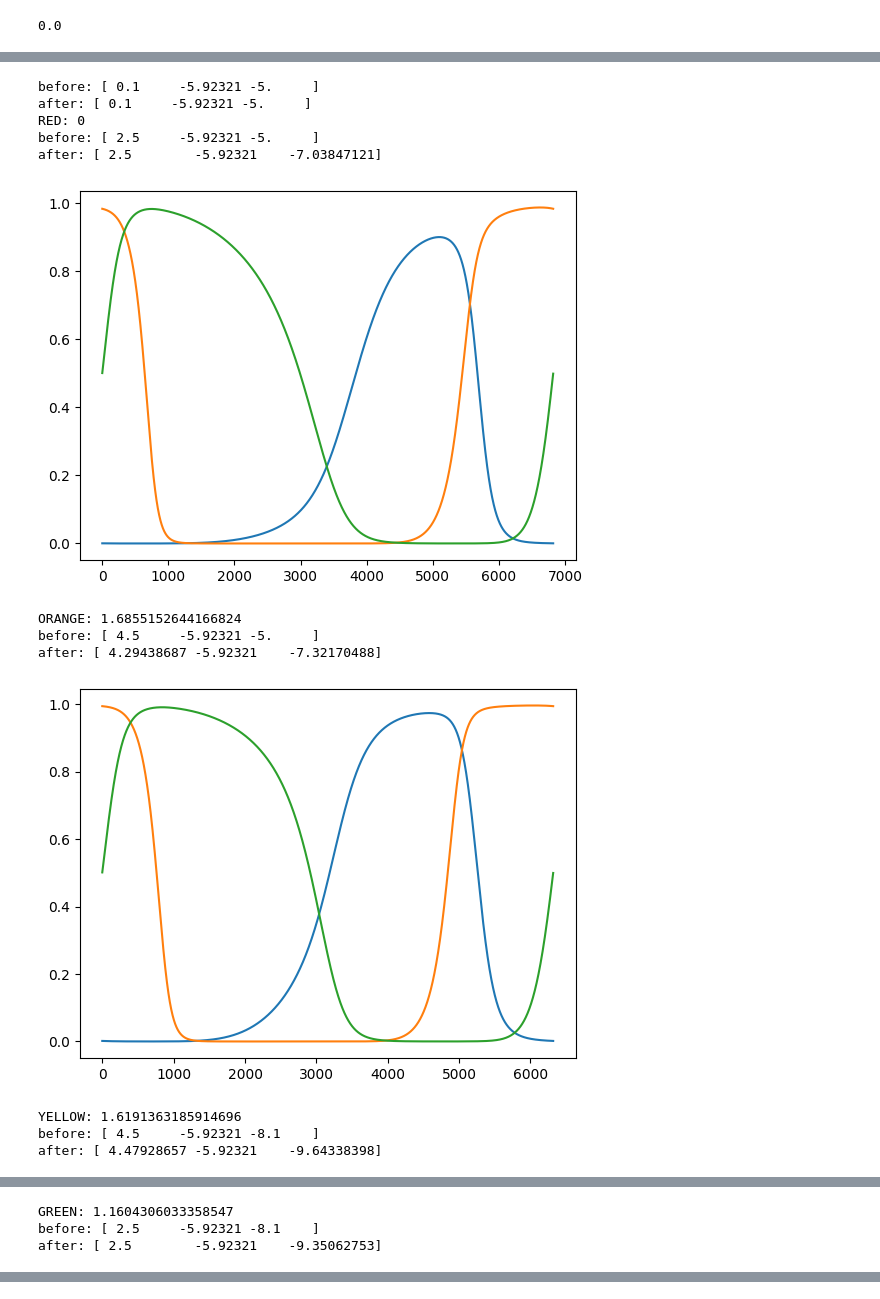
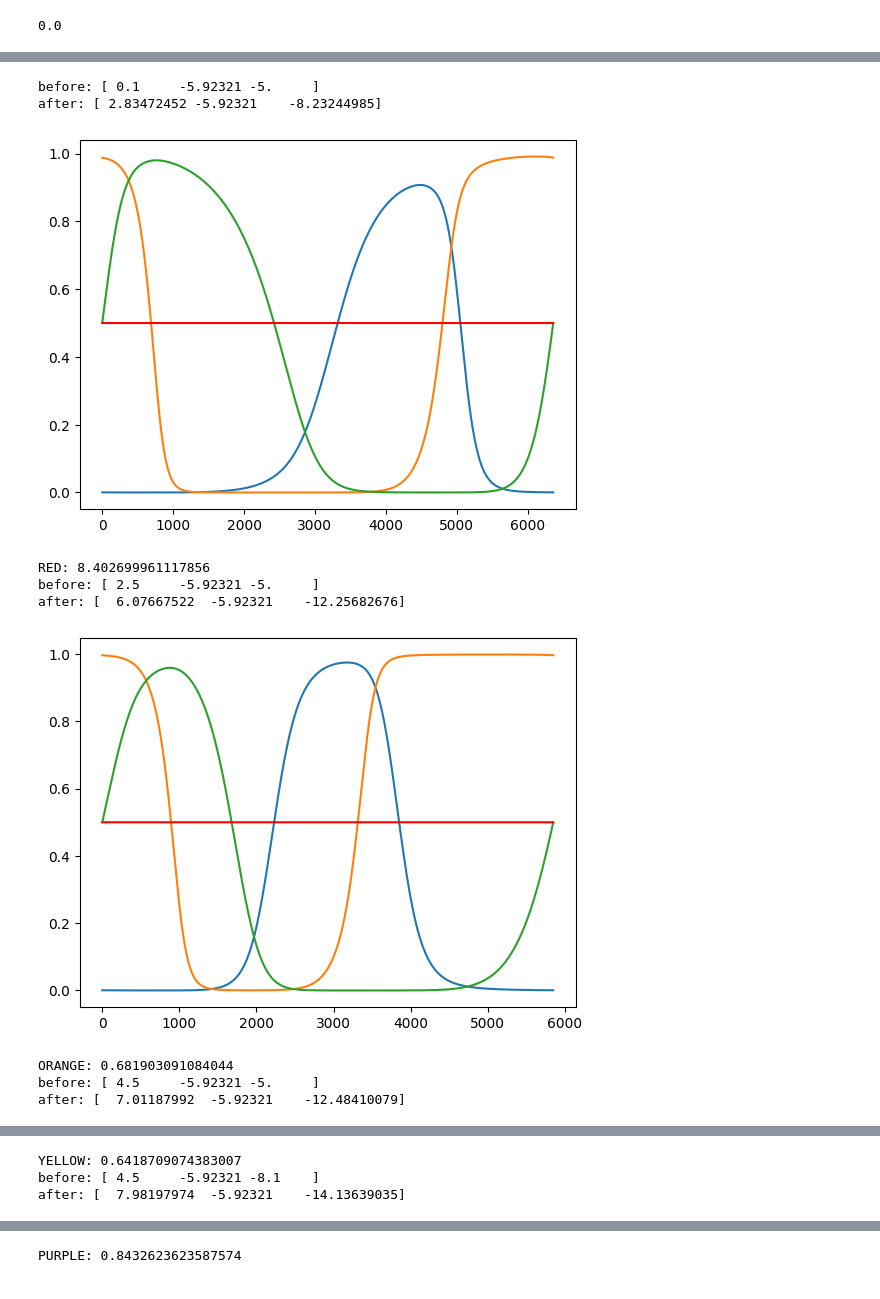
Before and after one commit to ljstolting/EvolvingHP, a Jupyter notebook: Cpp/Viz_ParSpace.ipynb, the cells around one changed output, grey strips where cells are left out. Cells and saved outputs as stored; diff of their text form; code cells hidden in the pictures.

```diff
--- a/Cpp/Viz_ParSpace.ipynb
+++ b/Cpp/Viz_ParSpace.ipynb
@@ -464,11 +917,11 @@ PURPLE:
 # %%
-
-red = np.loadtxt('redparamtrack2.dat')
-orange = np.loadtxt('orangeparamtrack2.dat')
-yellow = np.loadtxt('yellowparamtrack2.dat')
-green = np.loadtxt('greenparamtrack2.dat')
-blue = np.loadtxt('blueparamtrack2.dat')
-purple = np.loadtxt('purpleparamtrack2.dat')
+#Evolved HP #2 (really number 1 in bestindsfile, and best fit)
+red = np.loadtxt('HP_SWworks/redparamtrack2.dat')
+orange = np.loadtxt('HP_SWworks/orangeparamtrack2.dat')
+yellow = np.loadtxt('HP_SWworks/yellowparamtrack2.dat')
+green = np.loadtxt('HP_SWworks/greenparamtrack2.dat')
+blue = np.loadtxt('HP_SWworks/blueparamtrack2.dat')
+purple = np.loadtxt('HP_SWworks/purpleparamtrack2.dat')
 
 fig, ((ax1,ax2),(ax3,ax4)) = plt.subplots(figsize= (10,10),nrows=2,ncols=2)
 plt.rcParams['text.usetex'] = False
@@ -515,13 +968,13 @@ plt.show()
 # %%
 #With HP#2, plotting only final limit cycle
 neurongenome = np.array([  1.25966,  11.7919 ,  -8.9466,  -14.1082  , 13.505  ,  15.8346   ,-4.73326, -14.9413 ,   7.13229  , 2.68606 , -5.92321,  -8.09309,   1.0782 ,   1.45534 , 1.713  ])
-HPgenome = np.array([100,1, 176.115,1,1,1,0,0, 0, 0.968486,1, 0.627932 ,1,1, 27]) #exclusive to theta 1 and 3
-dur = 1100
+HPgenome = np.array([184.764,1, 103.735,1,1,1, 0.232306,0, 0, 0.338326,1, 0.00434589, 39,1, 79]) #exclusive to theta 1 and 3
+dur = 2000
 redC = CTRNN(3,.001,dur,HPgenome,neurongenome)
 redC.setBiases(np.array([red[0,0] , -5.92321,  red[0,1]]))
 # print(redC.Biases)
-redC.run(0)
-redC.Stepnum = 0
+# redC.run(0)
+# redC.Stepnum = 0
 print("before:",redC.Biases)
 redC.run(1)
 print("after:",redC.Biases)
@@ -534,8 +987,8 @@ if(feats[6]!= 0):
 print("RED:",fit)
 orangeC = CTRNN(3,.001,dur,HPgenome,neurongenome)
 orangeC.setBiases(np.array([orange[0,0] , -5.92321,  orange[0,1]]))
-orangeC.run(0)
-orangeC.Stepnum=0
+# orangeC.run(0)
+# orangeC.Stepnum=0
 print("before:",orangeC.Biases)
 orangeC.run(1)
 print("after:",orangeC.Biases)
@@ -550,8 +1003,8 @@ if(feats[6]!= 0):
 print("ORANGE:",fit)
 yellowC = CTRNN(3,.001,dur,HPgenome,neurongenome)
 yellowC.setBiases(np.array([yellow[0,0] , -5.92321,  yellow[0,1]]))
-yellowC.run(0)
-yellowC.Stepnum=0
+# yellowC.run(0)
+# yellowC.Stepnum=0
 print("before:",yellowC.Biases)
 yellowC.run(1)
 print("after:",yellowC.Biases)
@@ -563,56 +1016,51 @@ if(feats[6]!= 0):
 print("YELLOW:",fit)
 greenC = CTRNN(3,.001,dur,HPgenome,neurongenome)
 greenC.setBiases(np.array([green[0,0] , -5.92321,  green[0,1]]))
-greenC.run(0)
-greenC.Stepnum = 0
+# greenC.run(0)
+# greenC.Stepnum = 0
 print("before:",greenC.Biases)
 greenC.run(1)
 print("after:",greenC.Biases)
 feats = calcfeatures(greenC.ctrnn_record)
 fit = 0
 if(feats[6]!= 0):
     fit = pyloriclike_fromfeats(feats[0],feats[1],feats[2],feats[3],feats[4],feats[5],feats[6])
     plot_limitcycle(feats[6],feats[7])
 print("GREEN:",fit)
 blueC = CTRNN(3,.001,dur,HPgenome,neurongenome)
 blueC.setBiases(np.array([blue[0,0] , -5.92321,  blue[0,1]]))
-blueC.run(0)
-blueC.Stepnum=0
+# blueC.run(0)
+# blueC.Stepnum=0
 print("before:",blueC.Biases)
 blueC.run(1)
 print("after:",blueC.Biases)
 feats = calcfeatures(blueC.ctrnn_record)
 fit = 0
 if(feats[6]!= 0):
     fit = pyloriclike_fromfeats(feats[0],feats[1],feats[2],feats[3],feats[4],feats[5],feats[6])
     plot_limitcycle(feats[6],feats[7])
 print("BLUE:",fit)
 purpleC = CTRNN(3,.001,dur,HPgenome,neurongenome)
 purpleC.setBiases(np.array([purple[0,0] , -5.92321,  purple[0,1]]))
-purpleC.run(0)
-purpleC.Stepnum = 0
+# purpleC.run(0)
+# purpleC.Stepnum = 0
 print("before:",purpleC.Biases)
 purpleC.run(1)
 print("after:",purpleC.Biases)
 feats = calcfeatures(purpleC.ctrnn_record)
 fit = 0
 if(feats[6]!= 0):
     fit = pyloriclike_fromfeats(feats[0],feats[1],feats[2],feats[3],feats[4],feats[5],feats[6])
     plot_limitcycle(feats[6],feats[7])
 print("PURPLE:",fit)
-
-#Not matching up with C++ final points
 # %% [output]
 before: [ 0.1     -5.92321 -5.     ]
-after: [ 0.1     -5.92321 -5.     ]
-RED: 0
-before: [ 2.5     -5.92321 -5.     ]
-after: [ 2.5        -5.92321    -7.03847121]
+after: [ 2.83472452 -5.92321    -8.23244985]
-[figure, old version]
+[figure, new version]
-ORANGE: 1.6855152644166824
-before: [ 4.5     -5.92321 -5.     ]
-after: [ 4.29438687 -5.92321    -7.32170488]
+RED: 8.402699961117856
+before: [ 2.5     -5.92321 -5.     ]
+after: [  6.07667522  -5.92321    -12.25682676]
-[figure, old version]
+[figure, new version]
-YELLOW: 1.6191363185914696
-before: [ 4.5     -5.92321 -8.1    ]
-after: [ 4.47928657 -5.92321    -9.64338398]
+ORANGE: 0.681903091084044
+before: [ 4.5     -5.92321 -5.     ]
+after: [  7.01187992  -5.92321    -12.48410079]
@@ -620,3 +1068,3 @@ after: [ 4.47928657 -5.92321    -9.64338398]
-GREEN: 1.1604306033358547
-before: [ 2.5     -5.92321 -8.1    ]
-after: [ 2.5        -5.92321    -9.35062753]
+YELLOW: 0.6418709074383007
+before: [ 4.5     -5.92321 -8.1    ]
+after: [  7.98197974  -5.92321    -14.13639035]
@@ -627,0 +1080 @@ PURPLE: 0
+PURPLE: 0.8432623623587574
```
Also changed, not shown: parts of 23 cells of this notebook, 19 other files.
